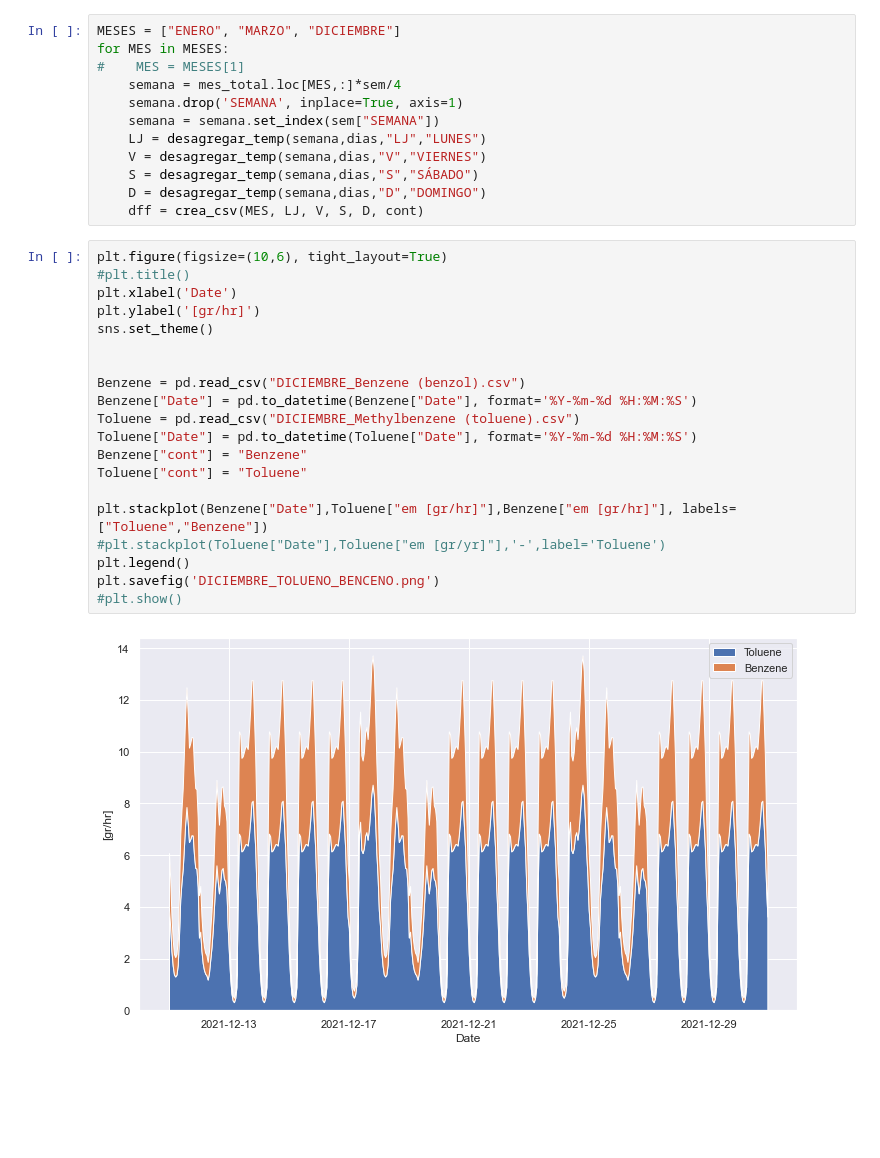
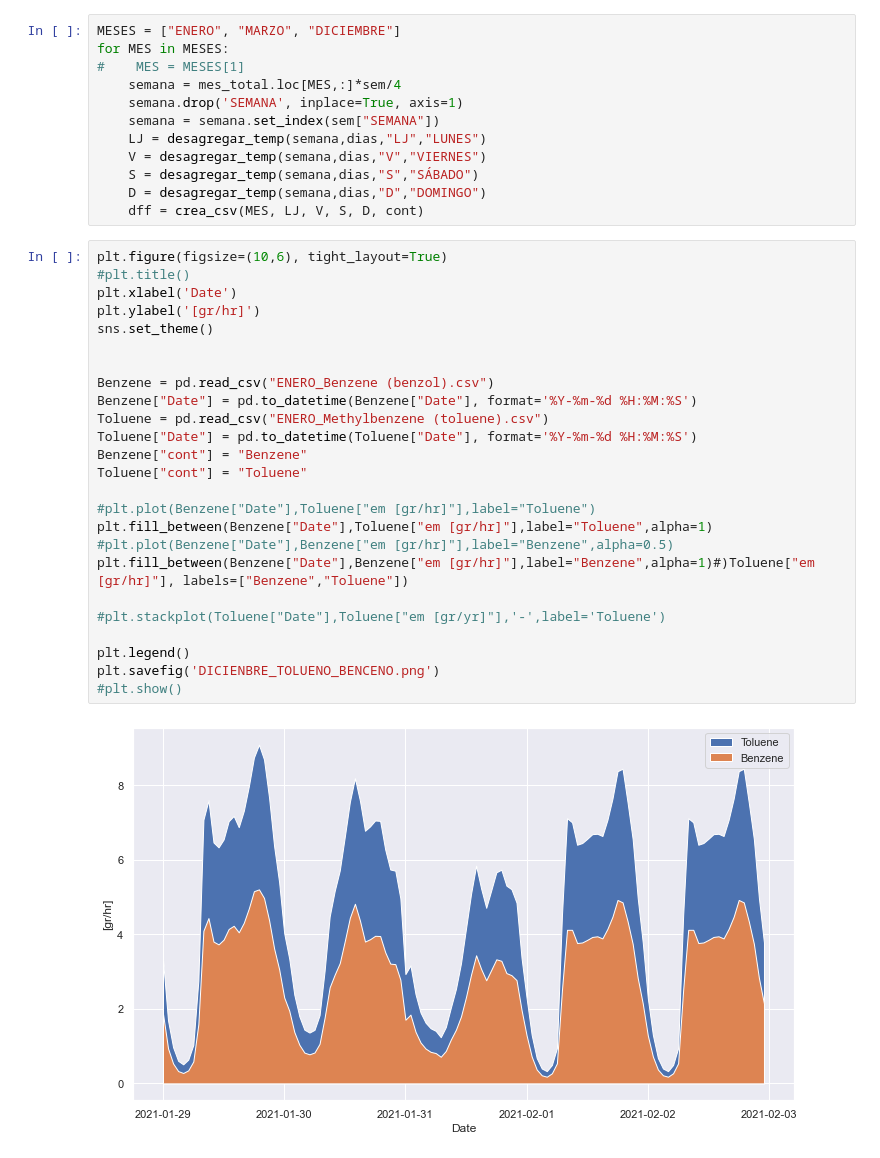
Before and after one commit to Ignvz/copert_5, a Jupyter notebook: Extras/Desgr_Temporal_COVs.ipynb, the cells around one changed output. Saved outputs shown, nothing was run; the diff lists cells and outputs as text; blank space fills up the shorter version.

```diff
--- a/Extras/Desgr_Temporal_COVs.ipynb
+++ b/Extras/Desgr_Temporal_COVs.ipynb
@@ -132,23 +132,28 @@ for MES in MESES:
 # %%
 plt.figure(figsize=(10,6), tight_layout=True)
 #plt.title()
 plt.xlabel('Date')
 plt.ylabel('[gr/hr]')
 sns.set_theme()
 
 
-Benzene = pd.read_csv("DICIEMBRE_Benzene (benzol).csv")
+Benzene = pd.read_csv("ENERO_Benzene (benzol).csv")
 Benzene["Date"] = pd.to_datetime(Benzene["Date"], format='%Y-%m-%d %H:%M:%S')
-Toluene = pd.read_csv("DICIEMBRE_Methylbenzene (toluene).csv")
+Toluene = pd.read_csv("ENERO_Methylbenzene (toluene).csv")
 Toluene["Date"] = pd.to_datetime(Toluene["Date"], format='%Y-%m-%d %H:%M:%S')
 Benzene["cont"] = "Benzene"
 Toluene["cont"] = "Toluene"
 
-plt.stackplot(Benzene["Date"],Toluene["em [gr/hr]"],Benzene["em [gr/hr]"], labels=["Toluene","Benzene"])
+#plt.plot(Benzene["Date"],Toluene["em [gr/hr]"],label="Toluene")
+plt.fill_between(Benzene["Date"],Toluene["em [gr/hr]"],label="Toluene",alpha=1)
+#plt.plot(Benzene["Date"],Benzene["em [gr/hr]"],label="Benzene",alpha=0.5)
+plt.fill_between(Benzene["Date"],Benzene["em [gr/hr]"],label="Benzene",alpha=1)#)Toluene["em [gr/hr]"], labels=["Benzene","Toluene"])
+
 #plt.stackplot(Toluene["Date"],Toluene["em [gr/yr]"],'-',label='Toluene')
+
 plt.legend()
-plt.savefig('DICIEMBRE_TOLUENO_BENCENO.png')
+plt.savefig('DICIENBRE_TOLUENO_BENCENO.png')
 #plt.show()
 # %% [output]
-[figure, old version]
+[figure, new version]
 # %%
```
Also changed, not shown: parts of 5 cells of this notebook, 9 other files.
